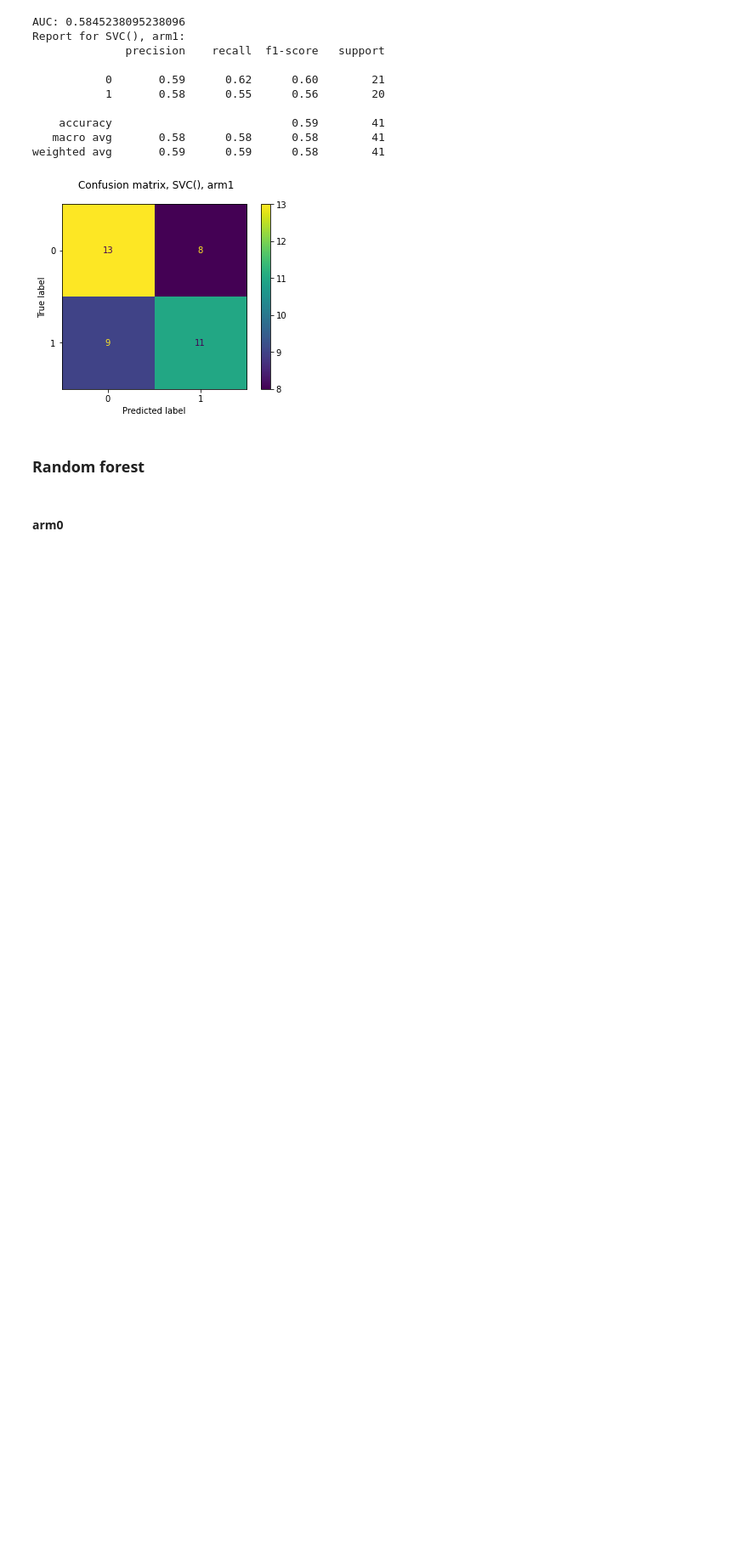
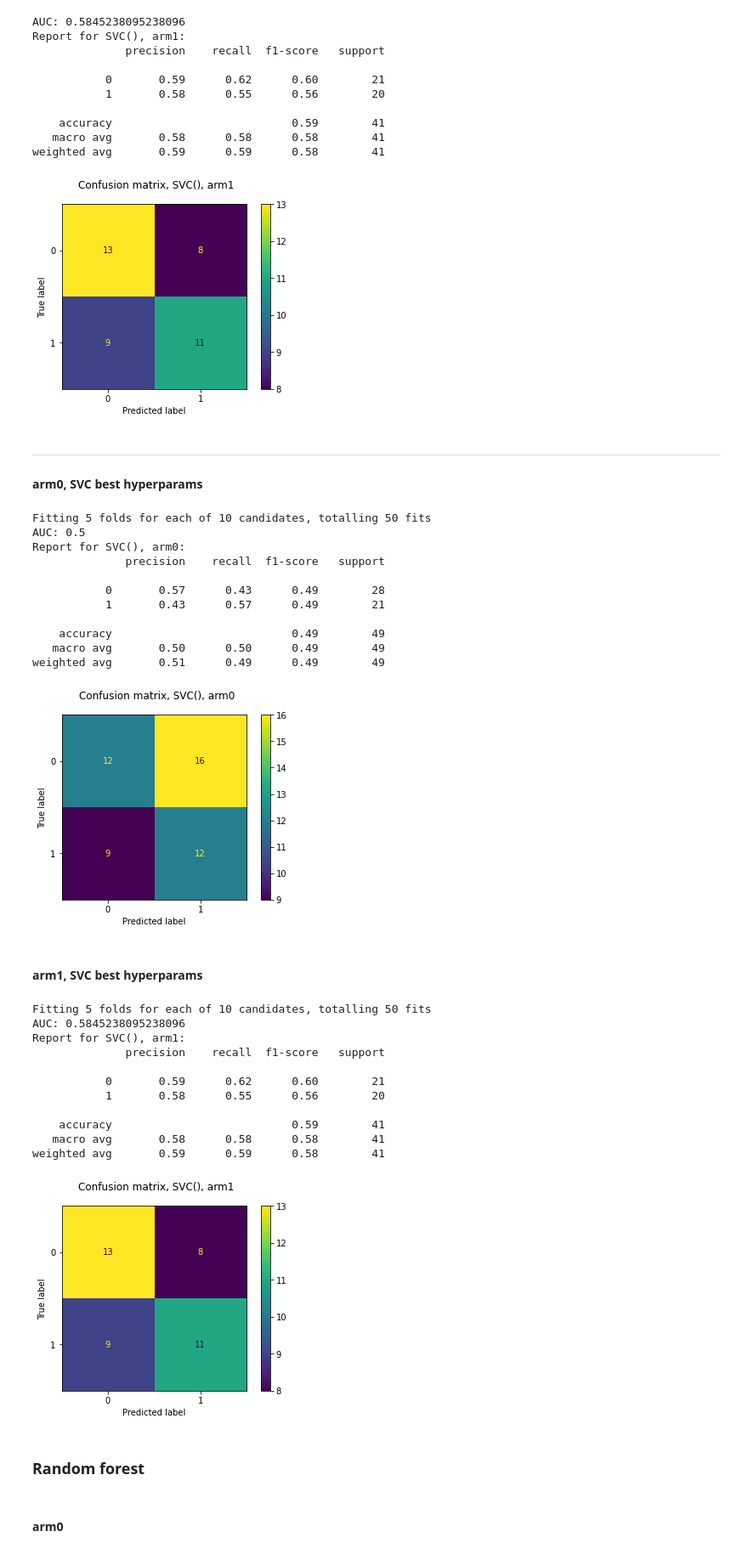
Before and after one commit to sykhro/cancol-analysis, a Jupyter notebook: cancol-classification.ipynb, the cells around one changed output. Shown at 85% size. Cells and saved outputs as stored; diff of their text form; code cells hidden in the pictures; blank space fills up the shorter version.

```diff
--- a/cancol-classification.ipynb
+++ b/cancol-classification.ipynb
@@ -405,6 +405,86 @@ Report for SVC(), arm1:
    macro avg       0.58      0.58      0.58        41
 weighted avg       0.59      0.59      0.58        41
 [figure]
+# %%
+from sklearn.model_selection import cross_val_score, GridSearchCV, RandomizedSearchCV
+from sklearn.feature_selection import RFE
+from sklearn.metrics import median_absolute_error, r2_score
+from IPython.display import display, Markdown
+
+evaluation["all-svc-rbf-cv"] = {}
+
+hparams = [
+    {
+        "kernel": ["rbf"],
+        "cache_size": [400],
+        "gamma": np.logspace(-2, 2, 5),
+        "C": [1e0, 1e1, 1e2, 1e3],
+    }
+]
+
+cvmodel = RandomizedSearchCV(
+    estimator=SVC(),
+    param_distributions=hparams,
+    scoring="r2",
+    cv=5,
+    n_jobs=-1,
+    verbose=2,
+    random_state=42,
+)
+display(Markdown("----\n#### arm0, SVC best hyperparams"))
+
+_ = cvmodel.fit(arm0_x_train, arm0_y_train)
+
+predict = clf.predict(arm0_x_test)
+print("AUC:", roc_auc_score(arm0_y_test, predict))
+print(f"Report for {clf}, arm0:\n"
+      f"{classification_report(arm0_y_test, predict)}\n")
+
+disp = plot_confusion_matrix(clf, arm0_x_test, arm0_y_test)
+disp.figure_.suptitle(f"Confusion matrix, {clf}, arm0")
+plt.show()
+evaluation["all-svc-rbf-cv"]["arm0"] = (roc_auc_score(arm0_y_test, predict),  f1_score(arm0_y_test, predict))
+
+display(Markdown("#### arm1, SVC best hyperparams"))
+
+_ = cvmodel.fit(arm1_x_train, arm1_y_train)
+predict = clf.predict(arm1_x_test)
+print("AUC:", roc_auc_score(arm1_y_test, predict))
+print(f"Report for {clf}, arm1:\n"
+      f"{classification_report(arm1_y_test, predict)}\n")
+
+disp = plot_confusion_matrix(clf, arm1_x_test, arm1_y_test)
+disp.figure_.suptitle(f"Confusion matrix, {clf}, arm1")
+plt.show()
+evaluation["all-svc-rbf-cv"]["arm1"] = (roc_auc_score(arm1_y_test, predict),  f1_score(arm1_y_test, predict))
+# %% [output]
+----
+#### arm0, SVC best hyperparams
+Fitting 5 folds for each of 10 candidates, totalling 50 fits
+AUC: 0.5
+Report for SVC(), arm0:
+              precision    recall  f1-score   support
+
+           0       0.57      0.43      0.49        28
+           1       0.43      0.57      0.49        21
+
+    accuracy                           0.49        49
+   macro avg       0.50      0.50      0.49        49
+weighted avg       0.51      0.49      0.49        49
+[figure, added]
+#### arm1, SVC best hyperparams
+Fitting 5 folds for each of 10 candidates, totalling 50 fits
+AUC: 0.5845238095238096
+Report for SVC(), arm1:
+              precision    recall  f1-score   support
+
+           0       0.59      0.62      0.60        21
+           1       0.58      0.55      0.56        20
+
+    accuracy                           0.59        41
+   macro avg       0.58      0.58      0.58        41
+weighted avg       0.59      0.59      0.58        41
+[figure, added]
 # %% [markdown]
 ### Random forest
 # %%
```
Also changed, not shown: parts of 6 cells of this notebook, 5 other files.
